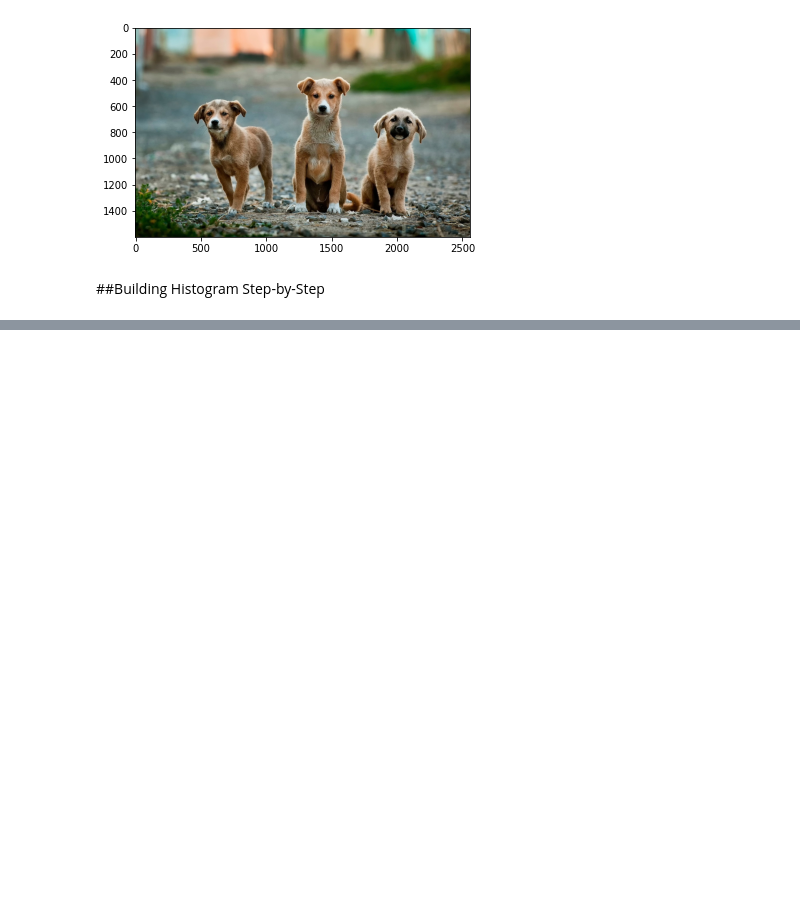
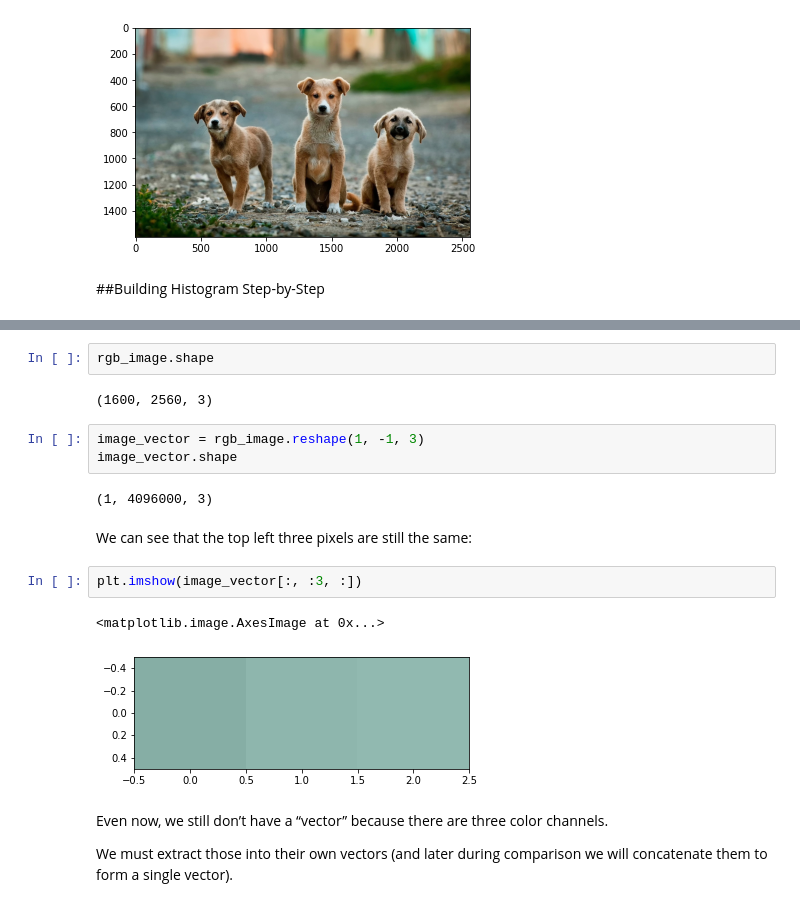
Before and after one commit to rahiakela/computer-vision-research-and-practice, a Jupyter notebook: embedding-methods-for-image-search/01_building_color_histograms.ipynb, the cells around one changed output, grey strips where cells are left out. Cells and saved outputs as stored; diff of their text form; blank space fills up the shorter version.

```diff
--- a/embedding-methods-for-image-search/01_building_color_histograms.ipynb
+++ b/embedding-methods-for-image-search/01_building_color_histograms.ipynb
@@ -73,0 +121,20 @@ plt.imshow(rgb_image)
+# %%
+rgb_image.shape
+# %% [output]
+(1600, 2560, 3)
+# %%
+image_vector = rgb_image.reshape(1, -1, 3)
+image_vector.shape
+# %% [output]
+(1, 4096000, 3)
+# %% [markdown]
+We can see that the top left three pixels are still the same:
+# %%
+plt.imshow(image_vector[:, :3, :])
+# %% [output]
+<matplotlib.image.AxesImage at 0x...>
+[figure, added]
+# %% [markdown]
+Even now, we still don’t have a “vector” because there are three color channels.
+
+We must extract those into their own vectors (and later during comparison we will concatenate them to form a single vector).
```
Also changed, not shown: parts of 28 cells of this notebook.
